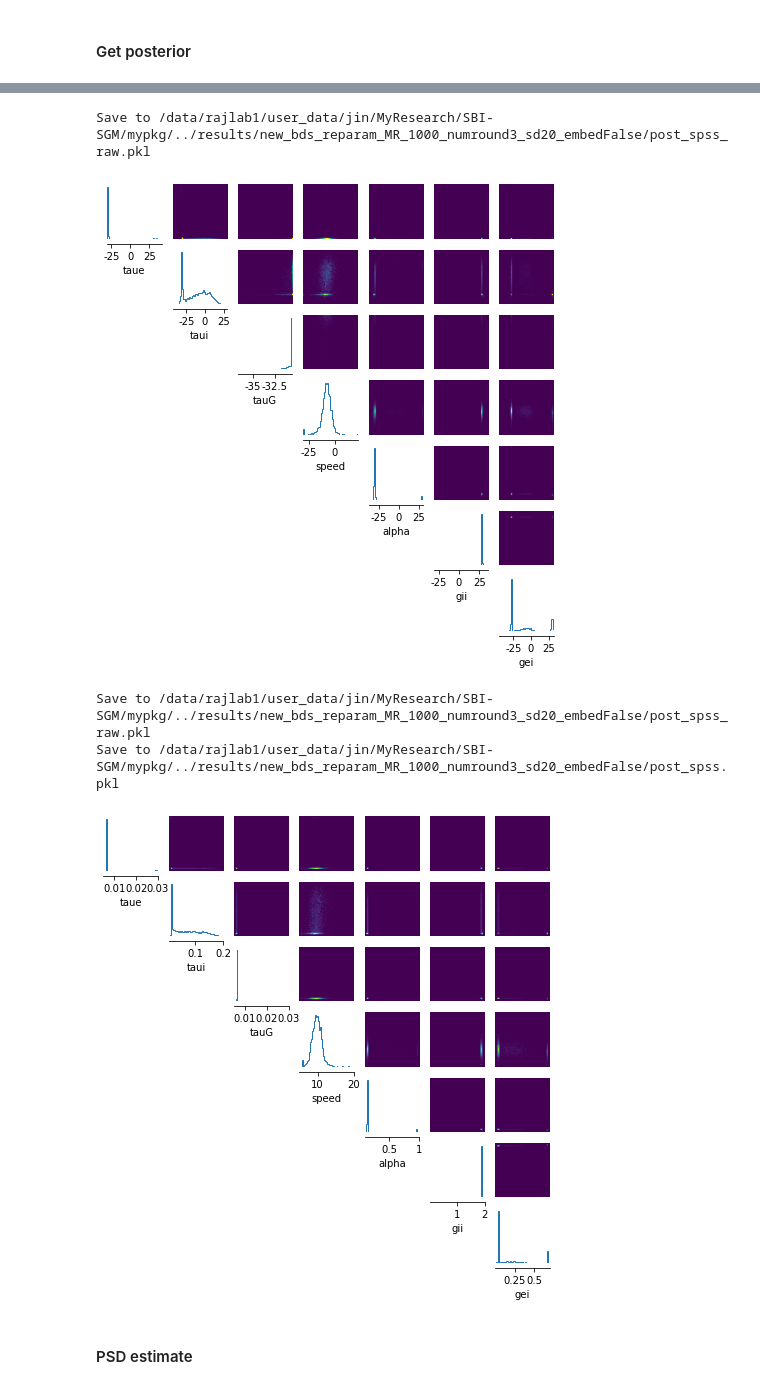
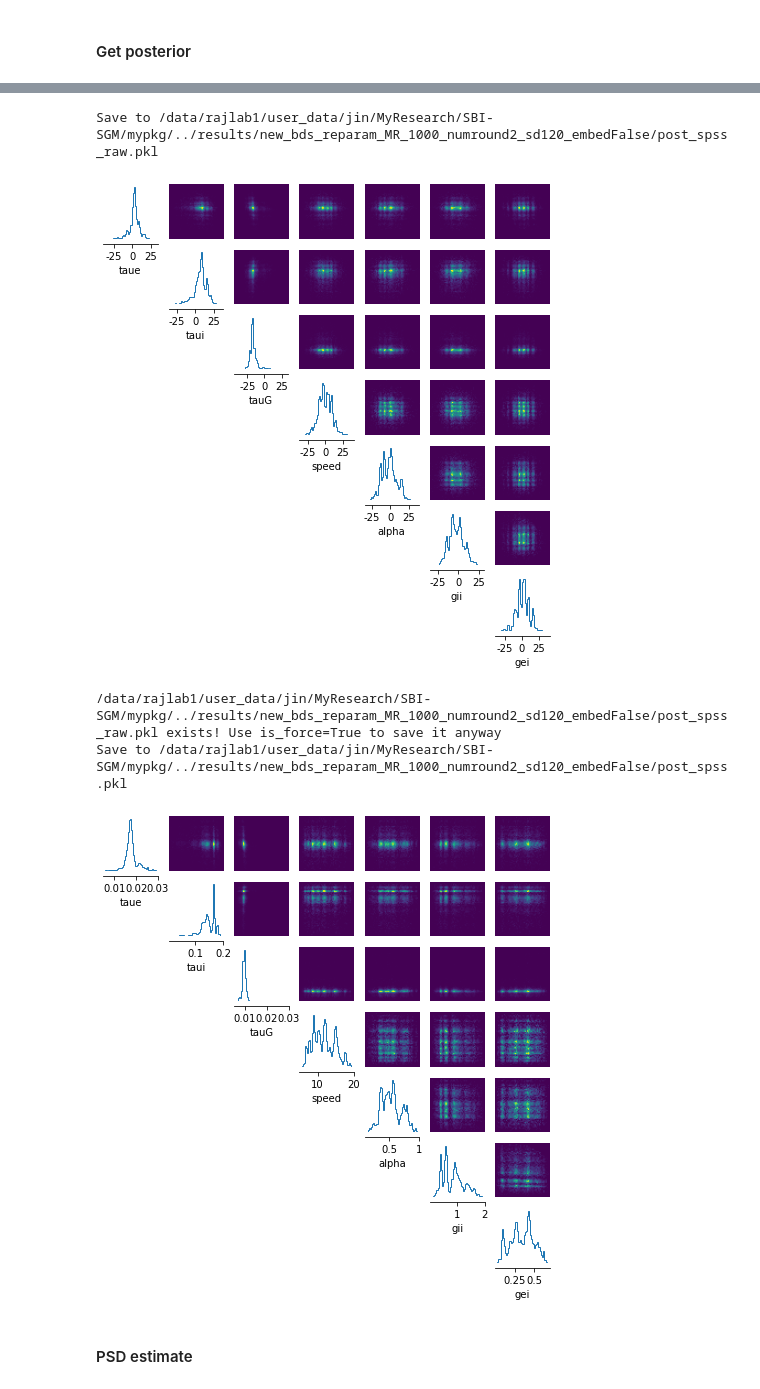
Before and after one commit to JINhuaqing/SBI-SGM, a Jupyter notebook: notebooks/new_bds/SBI_run_MR.ipynb, the cells around one changed output, grey strips where cells are left out. Saved outputs shown, nothing was run; the diff lists cells and outputs as text; code cells hidden in the pictures.

Commit message:
fixed a typo in simu_data

```diff
--- a/notebooks/new_bds/SBI_run_MR.ipynb
+++ b/notebooks/new_bds/SBI_run_MR.ipynb
@@ -88,9 +88,9 @@ paras.par_high = np.asarray([0.03, 0.20, 0.03,20,  1,    2,  0.7])
 paras.prior_bds = np.array([paras.par_low, paras.par_high]).T
 paras.names = ["Taue", "Taui", "TauC", "Speed", "alpha", "gii", "gei"]
 
-paras.noise_sd = 0.20
+paras.noise_sd = 1.20
 paras.num_prior_sps = int(1e3)
-paras.num_round = 3
+paras.num_round = 2
 paras.den_est = "nsf"
 paras.is_embed = False
 
@@ -323,9 +323,9 @@ Load file /data/rajlab1/user_data/jin/MyResearch/SBI-SGM/mypkg/../results/new_bd
 ... (24 outputs left out)
 # %%
 cur_res.post_spss_raw = post_spss_raw
-save_pkl_dict2folder(_paras.folder_path, cur_res, True)
+save_pkl_dict2folder(_paras.folder_path, cur_res, is_force=False)
 # %% [output]
-Save to /data/rajlab1/user_data/jin/MyResearch/SBI-SGM/mypkg/../results/new_bds_reparam_MR_1000_numround3_sd20_embedFalse/post_spss_raw.pkl
+Save to /data/rajlab1/user_data/jin/MyResearch/SBI-SGM/mypkg/../results/new_bds_reparam_MR_1000_numround2_sd120_embedFalse/post_spss_raw.pkl
 # %%
 # taue, taui, tauC, speed, alpha, gii, gei
 _ = analysis.pairplot(cur_res.post_spss_raw[0],
@@ -333,24 +333,24 @@ _ = analysis.pairplot(cur_res.post_spss_raw[0],
                       labels=['taue','taui','tauG','speed','alpha','gii','gei'],
                       figsize=(8,8))
 # %% [output]
-[figure, old version]
+[figure, new version]
 # %%
 # from theta_raw to theta
 post_spss = [_theta_raw_2out(post_sps_raw, paras.prior_bds) for post_sps_raw in cur_res.post_spss_raw]
 
 cur_res.post_spss = post_spss
-save_pkl_dict2folder(_paras.folder_path, cur_res, True)
+save_pkl_dict2folder(_paras.folder_path, cur_res, is_force=False)
 # %% [output]
-Save to /data/rajlab1/user_data/jin/MyResearch/SBI-SGM/mypkg/../results/new_bds_reparam_MR_1000_numround3_sd20_embedFalse/post_spss_raw.pkl
-Save to /data/rajlab1/user_data/jin/MyResearch/SBI-SGM/mypkg/../results/new_bds_reparam_MR_1000_numround3_sd20_embedFalse/post_spss.pkl
+/data/rajlab1/user_data/jin/MyResearch/SBI-SGM/mypkg/../results/new_bds_reparam_MR_1000_numround2_sd120_embedFalse/post_spss_raw.pkl exists! Use is_force=True to save it anyway
+Save to /data/rajlab1/user_data/jin/MyResearch/SBI-SGM/mypkg/../results/new_bds_reparam_MR_1000_numround2_sd120_embedFalse/post_spss.pkl
 # %%
 # taue, taui, tauC, speed, alpha, gii, gei
-_ = analysis.pairplot(cur_res.post_spss[0],
+_ = analysis.pairplot(cur_res.post_spss[1],
                       limits=paras.prior_bds,
                       labels=['taue','taui','tauG','speed','alpha','gii','gei'],
                       figsize=(8,8))
 # %% [output]
-[figure, old version]
+[figure, new version]
 # %% [markdown]
 #### PSD estimate
 # %%
```
Also changed, not shown: parts of 17 cells of this notebook, 7 other files.
